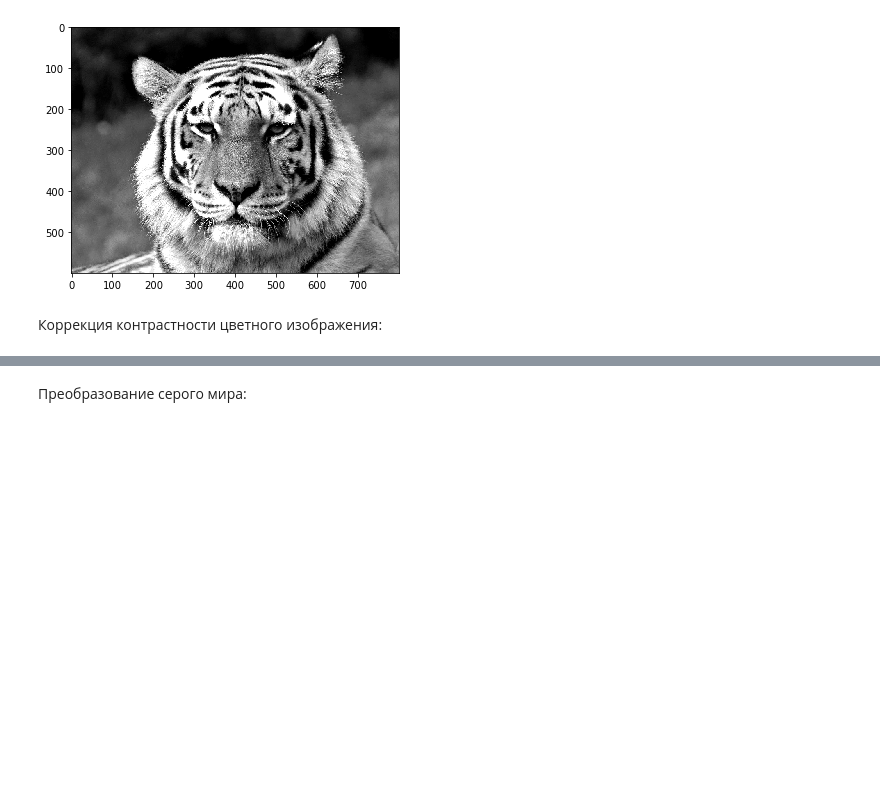
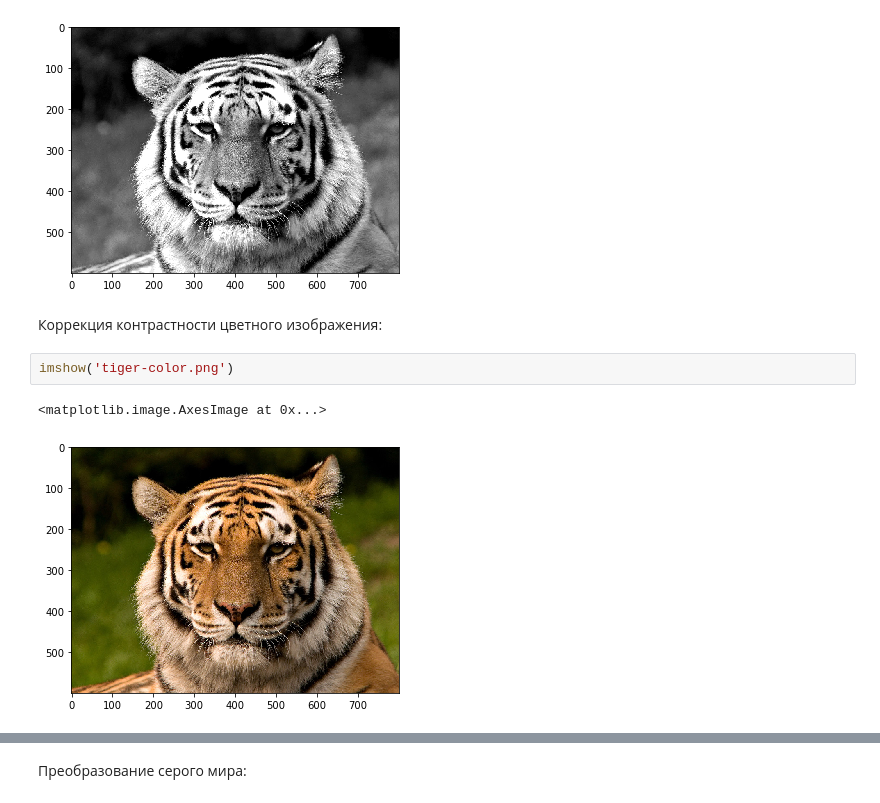
Before and after one commit to e-kondr01/cs173, a Jupyter notebook: module2/stepik_module2.ipynb, the cells around one changed output, grey strips where cells are left out. Drawn from its saved outputs; the diff is of its cells as text; blank space fills up the shorter version.

```diff
--- a/module2/stepik_module2.ipynb
+++ b/module2/stepik_module2.ipynb
@@ -72,6 +72,11 @@ imshow(img1)
 [figure]
 # %% [markdown]
 Коррекция контрастности цветного изображения:
+# %%
+imshow('tiger-color.png')
+# %% [output]
+<matplotlib.image.AxesImage at 0x...>
+[figure, added]
 # %%
 from skimage.util import img_as_float, img_as_ubyte
 from numpy import dstack
```
Also changed, not shown: parts of 4 cells of this notebook, 1 other file.
